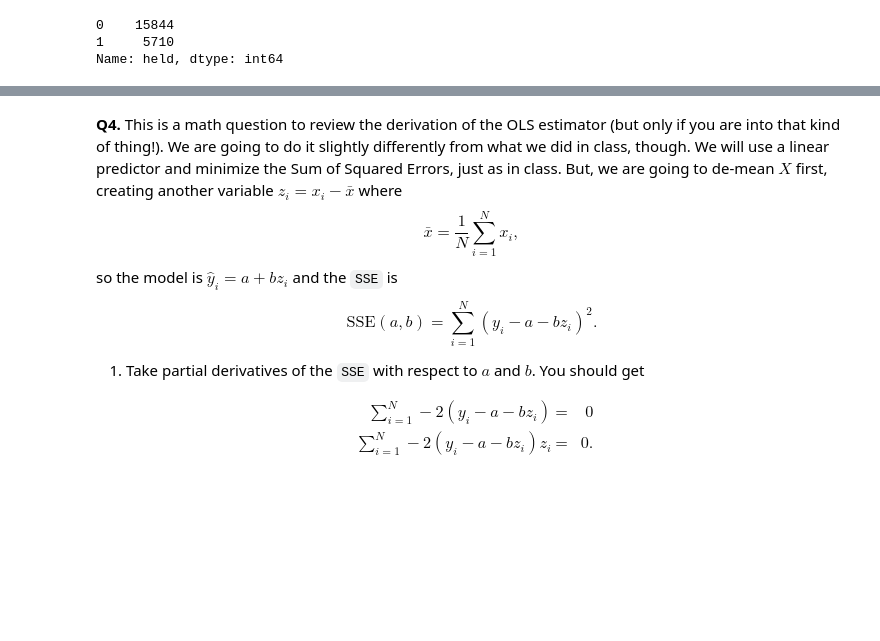
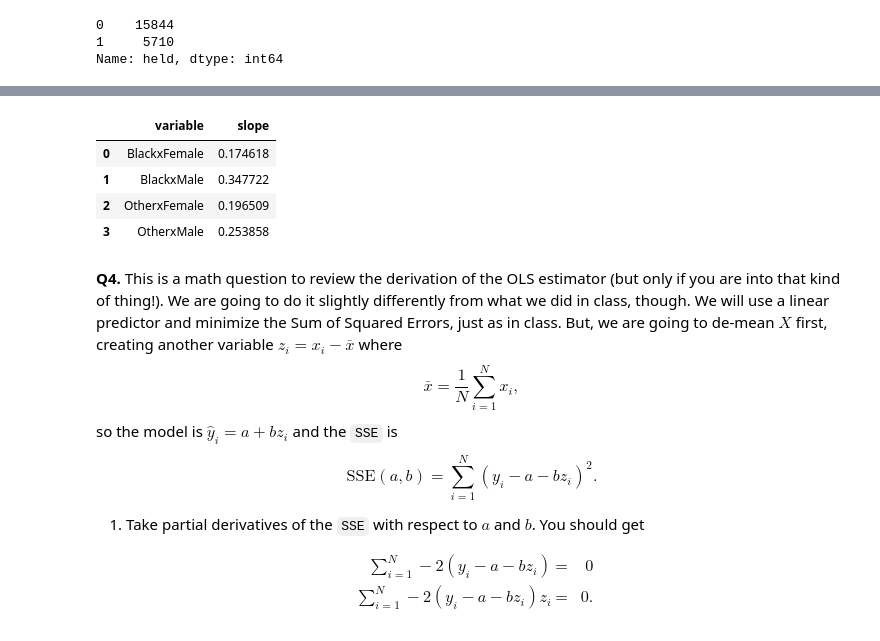
Before and after one commit to annikarichardson2024/LinearRegression, a Jupyter notebook: assignment-4.ipynb, the cells around one changed output, grey strips where cells are left out. Drawn from its saved outputs; the diff is of its cells as text; code cells hidden in the pictures; blank space fills up the shorter version.

```diff
--- a/assignment-4.ipynb
+++ b/assignment-4.ipynb
@@ -213,4 +287,18 @@ df['Black'] = (df['race']=='B').astype(int)
 # %%
 # PART 5
+
+rdf['raceXsex'] = rdf['Black'].replace([0,1],['Other','Black'])+'x'+rdf['sex']
+
+y = rdf['held']
+X = pd.get_dummies(rdf['raceXsex'],dtype=int)
+reg = LinearRegression(fit_intercept=False).fit(X,y)
+sdf = pd.DataFrame({'variable': X.columns, 'slope':reg.coef_})
+sdf
+# %% [output]
+|  | variable | slope |
+| 0 | BlackxFemale | 0.174618 |
+| 1 | BlackxMale | 0.347722 |
+| 2 | OtherxFemale | 0.196509 |
+| 3 | OtherxMale | 0.253858 |
 # %%
 # PART 6
```
Also changed, not shown: parts of 5 cells of this notebook.
